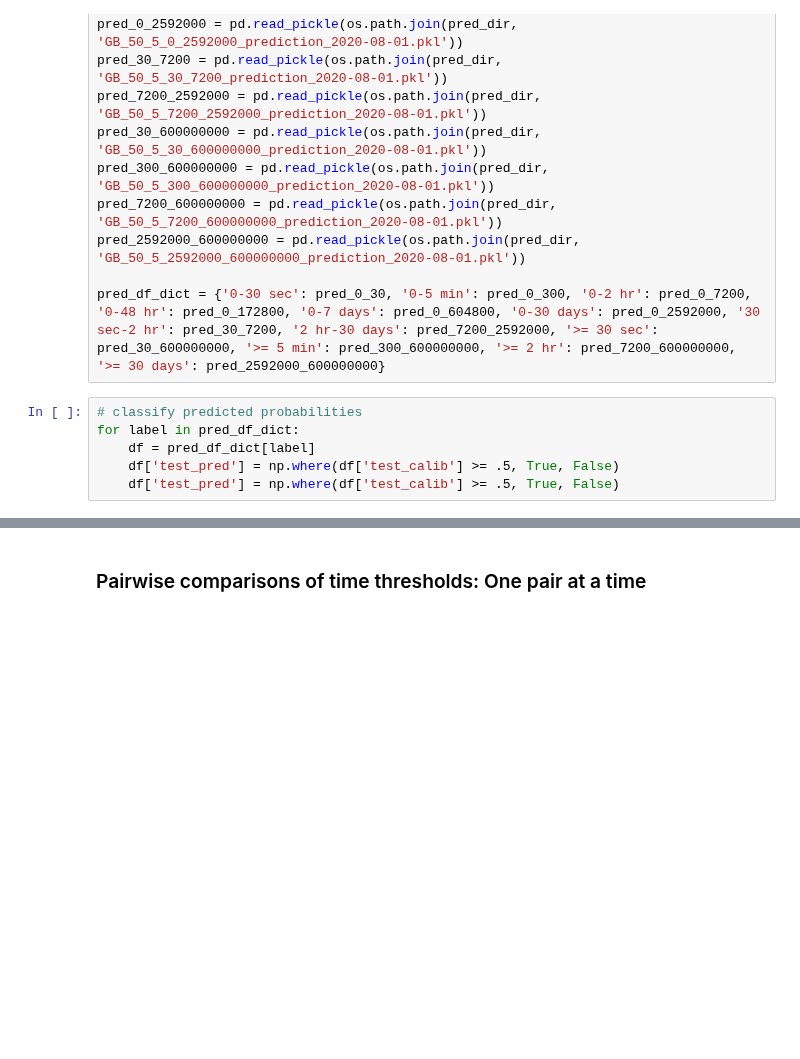
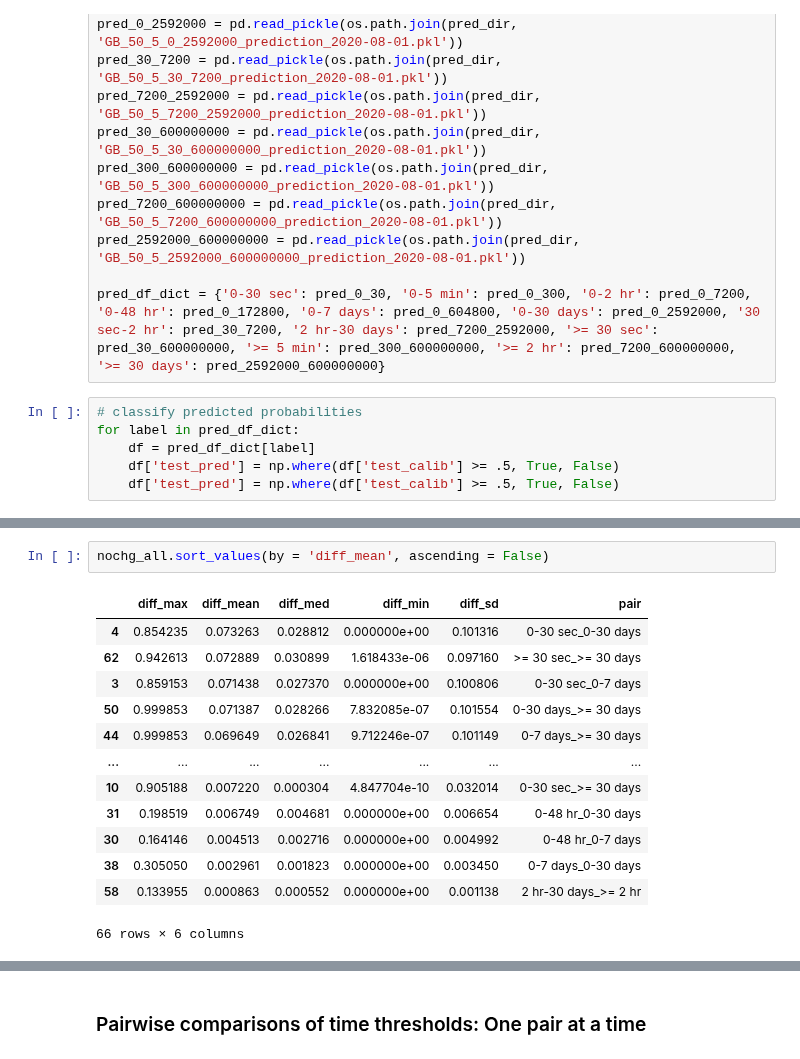
Before and after one commit to levon003/wiki-ores-feedback, a Jupyter notebook: notebook/audit/RevertPredictionAnalysis_SHW.ipynb, the cells around one changed output, grey strips where cells are left out. Saved outputs shown, nothing was run; the diff lists cells and outputs as text; blank space fills up the shorter version.

Commit message:
sort pairwise dfs

```diff
--- a/notebook/audit/RevertPredictionAnalysis_SHW.ipynb
+++ b/notebook/audit/RevertPredictionAnalysis_SHW.ipynb
@@ -43,0 +66,16 @@ for label in pred_df_dict:
+# %%
+nochg_all.sort_values(by = 'diff_mean', ascending = False)
+# %% [output]
+|  | diff_max | diff_mean | diff_med | diff_min | diff_sd | pair |
+| 4 | 0.854235 | 0.073263 | 0.028812 | 0.000000e+00 | 0.101316 | 0-30 sec_0-30 days |
+| 62 | 0.942613 | 0.072889 | 0.030899 | 1.618433e-06 | 0.097160 | >= 30 sec_>= 30 days |
+| 3 | 0.859153 | 0.071438 | 0.027370 | 0.000000e+00 | 0.100806 | 0-30 sec_0-7 days |
+| 50 | 0.999853 | 0.071387 | 0.028266 | 7.832085e-07 | 0.101554 | 0-30 days_>= 30 days |
+| 44 | 0.999853 | 0.069649 | 0.026841 | 9.712246e-07 | 0.101149 | 0-7 days_>= 30 days |
+| ... | ... | ... | ... | ... | ... | ... |
+| 10 | 0.905188 | 0.007220 | 0.000304 | 4.847704e-10 | 0.032014 | 0-30 sec_>= 30 days |
+| 31 | 0.198519 | 0.006749 | 0.004681 | 0.000000e+00 | 0.006654 | 0-48 hr_0-30 days |
+| 30 | 0.164146 | 0.004513 | 0.002716 | 0.000000e+00 | 0.004992 | 0-48 hr_0-7 days |
+| 38 | 0.305050 | 0.002961 | 0.001823 | 0.000000e+00 | 0.003450 | 0-7 days_0-30 days |
+| 58 | 0.133955 | 0.000863 | 0.000552 | 0.000000e+00 | 0.001138 | 2 hr-30 days_>= 2 hr |
+66 rows × 6 columns
```
Also changed, not shown: parts of 7 cells of this notebook.
